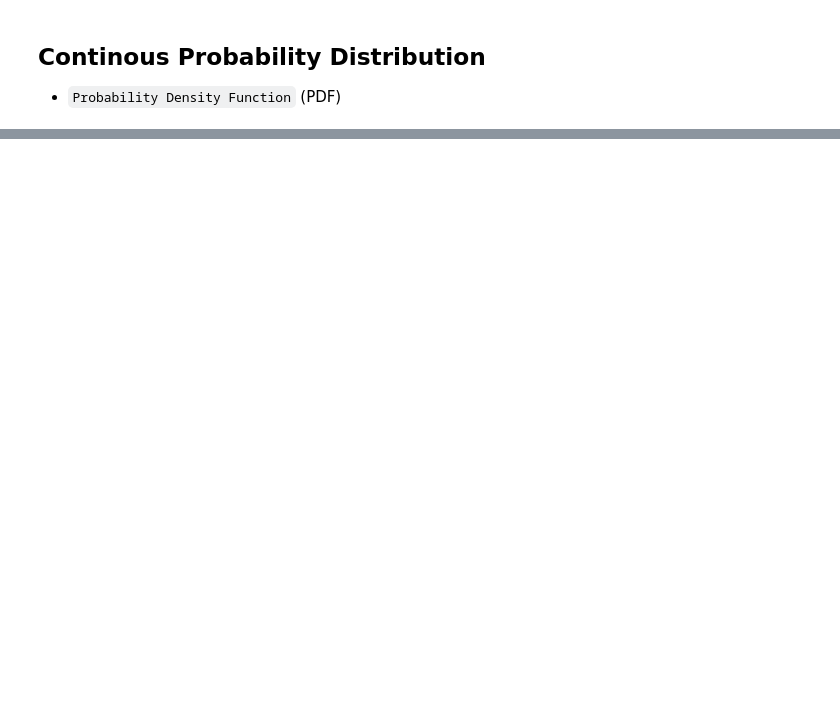
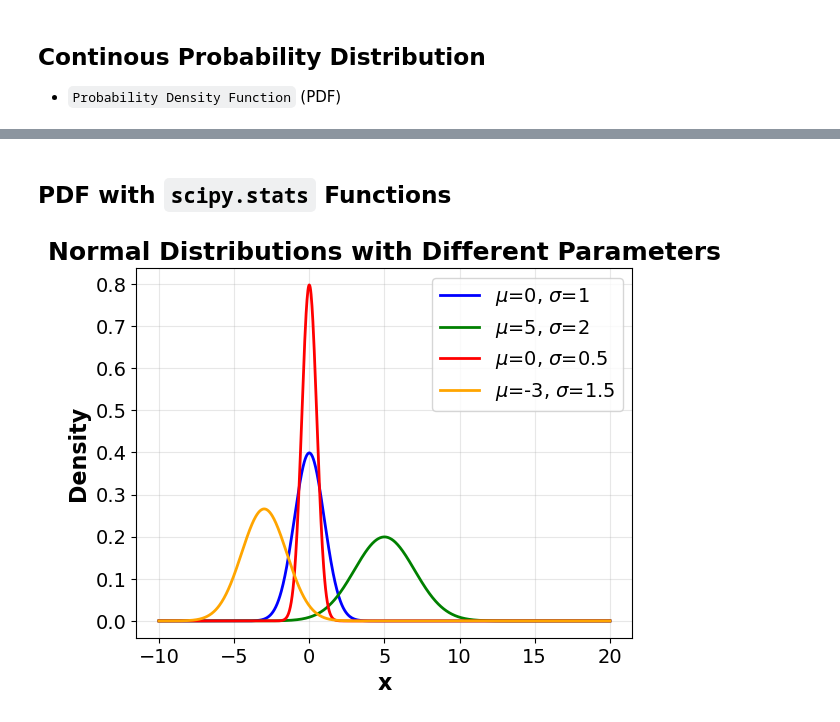
Before and after one commit to sriharip490/AIML-Workbooks, a Jupyter notebook: probability/probability-workbook0.ipynb, the cells around one changed output, grey strips where cells are left out. Drawn from its saved outputs; the diff is of its cells as text; code cells hidden in the pictures; blank space fills up the shorter version.

Commit message:
AIML: Normal Distribution, plots etc

```diff
--- a/probability/probability-workbook0.ipynb
+++ b/probability/probability-workbook0.ipynb
@@ -179,0 +228,6 @@ plt.show()
+# %%
+# Generate emperical data
+mu, sigma = 0, 1
+data = np.random.normal(mu, sigma, 1000)
+np.set_printoptions(precision=3, suppress=True)
+print(data[:50])
@@ -179,0 +288,36 @@ plt.show()
+# %% [markdown]
+## PDF with `scipy.stats` Functions
+# %%
+# Common x-range
+x = np.linspace(-10, 20, 1000)
+
+# (mu, sigma, color)
+distributions = [
+    (0, 1, 'blue'),      # Standard normal
+    (5, 2, 'green'),     # Mean shifted
+    (0, 0.5, 'red'),     # Smaller variance
+    (-3, 1.5, 'orange')  # Negative mean
+]
+# %%
+# Plot styling (once)
+for mu, sigma, color in distributions:
+    y = norm.pdf(x, mu, sigma)
+    plt.plot(
+        x, y,
+        color=color,
+        lw=2,
+        label=rf"$\mu$={mu}, $\sigma$={sigma}"
+    )
+
+plt.title("Normal Distributions with Different Parameters",
+          fontsize=18, fontweight='bold')
+plt.xlabel("x", fontsize=16, fontweight='bold')
+plt.ylabel("Density", fontsize=16, fontweight='bold')
+plt.xticks(fontsize=14)
+plt.yticks(fontsize=14)
+plt.legend(fontsize=14)
+plt.grid(alpha=0.3)
+
+plt.show()
+# %% [output]
+[figure, added]
```
Also changed, not shown: parts of 20 cells of this notebook.
